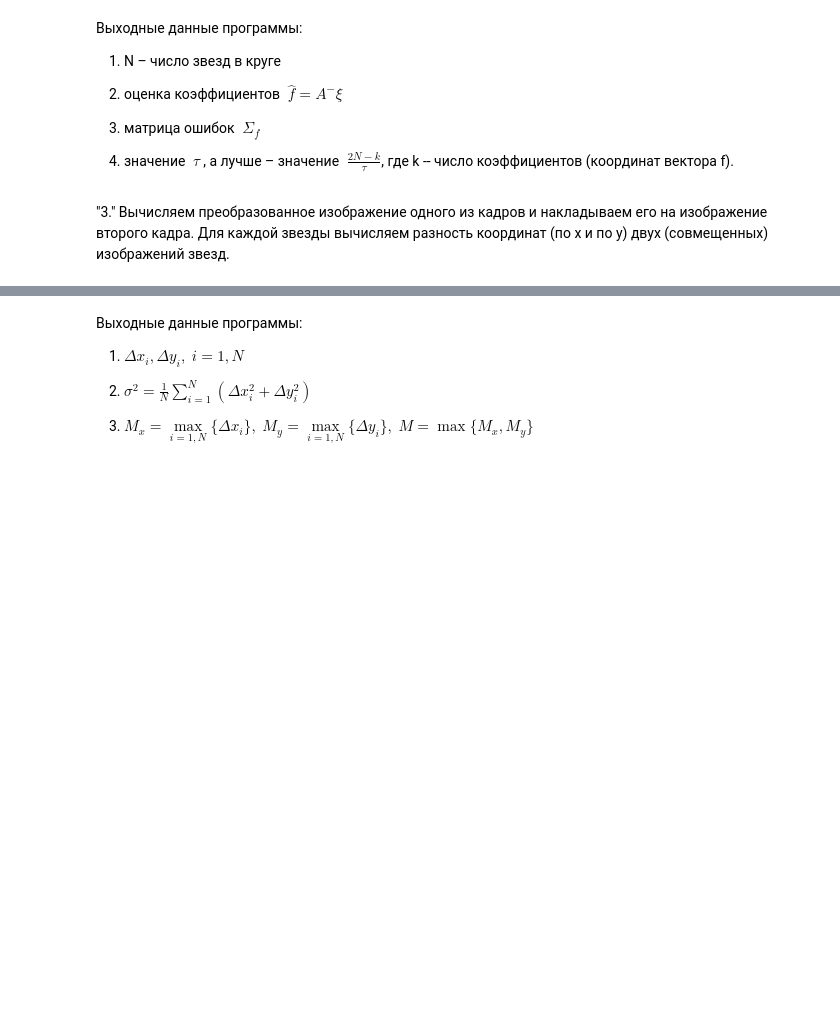
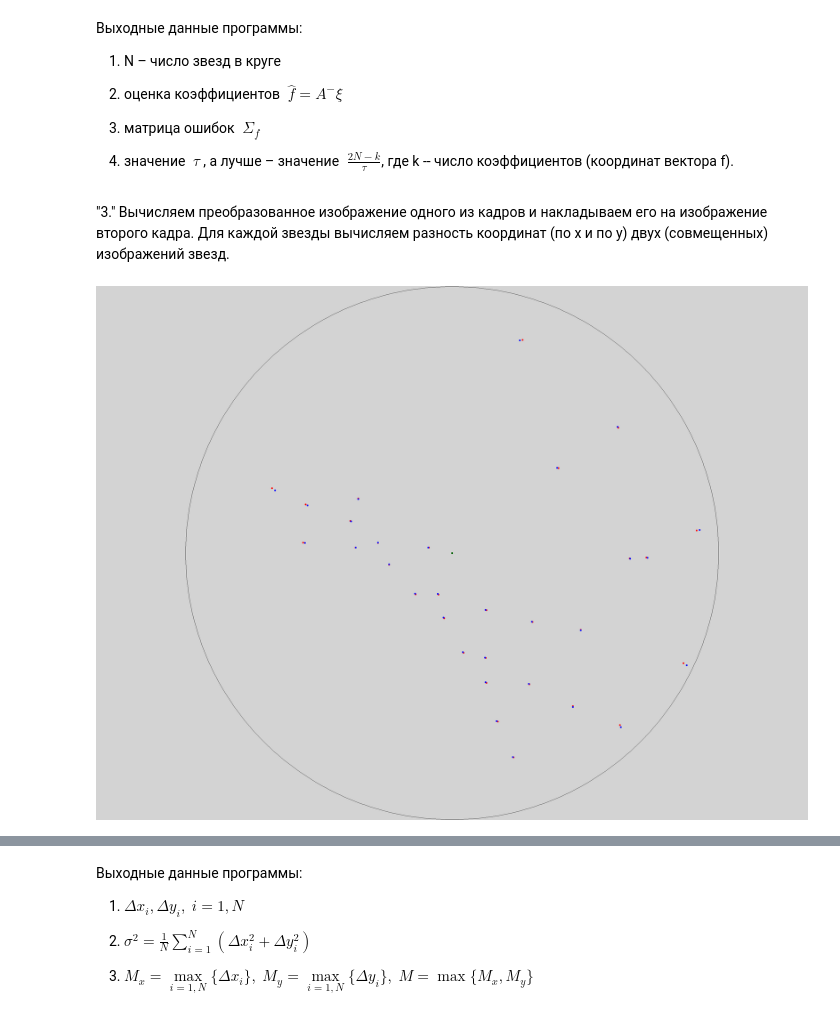
Before and after one commit to haalogen/affine, a Jupyter notebook: Stars-Exp-Feb2017.ipynb, the cells around one changed output, grey strips where cells are left out. Saved outputs shown, nothing was run; the diff lists cells and outputs as text; code cells hidden in the pictures; blank space fills up the shorter version.

Commit message:
Completed Feb2017 stars exper-t & upd .gitignore

```diff
--- a/Stars-Exp-Feb2017.ipynb
+++ b/Stars-Exp-Feb2017.ipynb
@@ -186,3 +433,6 @@ $$
 "3." Вычисляем преобразованное изображение одного из кадров и
 накладываем его на изображение второго кадра. Для каждой звезды
 вычисляем разность координат (по x и по y) двух (совмещенных) изображений звезд.
+# %%
+def affine_transform_point(x, y):
+    return [b * y + x * a + e , d * y + x * c + f]
@@ -188,0 +452,22 @@ $$
+# %%
+nlX = np.zeros_like(lX)
+nlY = np.zeros_like(lY)
+# %%
+# Calc new (affine transformed) points
+for i in xrange(N):
+    nlX[i], nlY[i] = affine_transform_point(lX[i], lY[i])
+# %%
+scatter = Image.new('RGB', (w, h), 'lightgray')
+
+
+draw = ImageDraw.Draw(scatter)
+draw.ellipse((x_c-ELL_RAD, y_c-ELL_RAD, x_c+ELL_RAD, y_c+ELL_RAD), fill='darkgreen')
+# Draw central part boundary
+draw.ellipse((x_c-CENTER_RAD, y_c-CENTER_RAD, x_c+CENTER_RAD, y_c+CENTER_RAD), outline='black')
+
+for i in xrange(N): # draw star points
+    draw.ellipse((nlX[i]-ELL_RAD, nlY[i]-ELL_RAD, nlX[i]+ELL_RAD, nlY[i]+ELL_RAD), fill='red')
+    draw.ellipse((rX[i]-ELL_RAD, rY[i]-ELL_RAD, rX[i]+ELL_RAD, rY[i]+ELL_RAD), fill='blue')
+scatter
+# %% [output]
+[figure, added]
```
Also changed, not shown: parts of 69 cells of this notebook, 1 other file.
